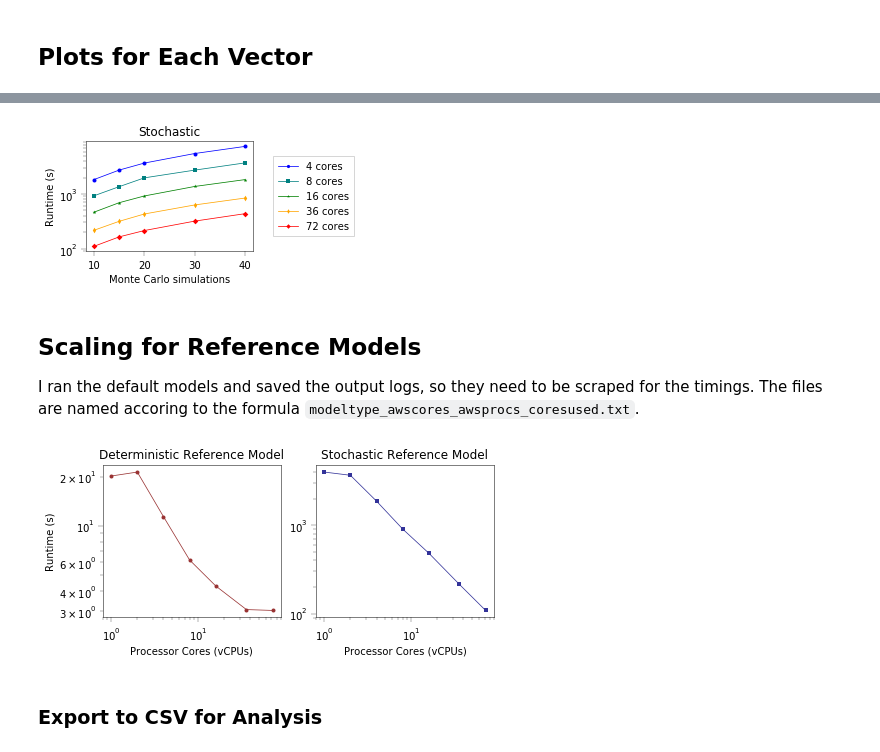
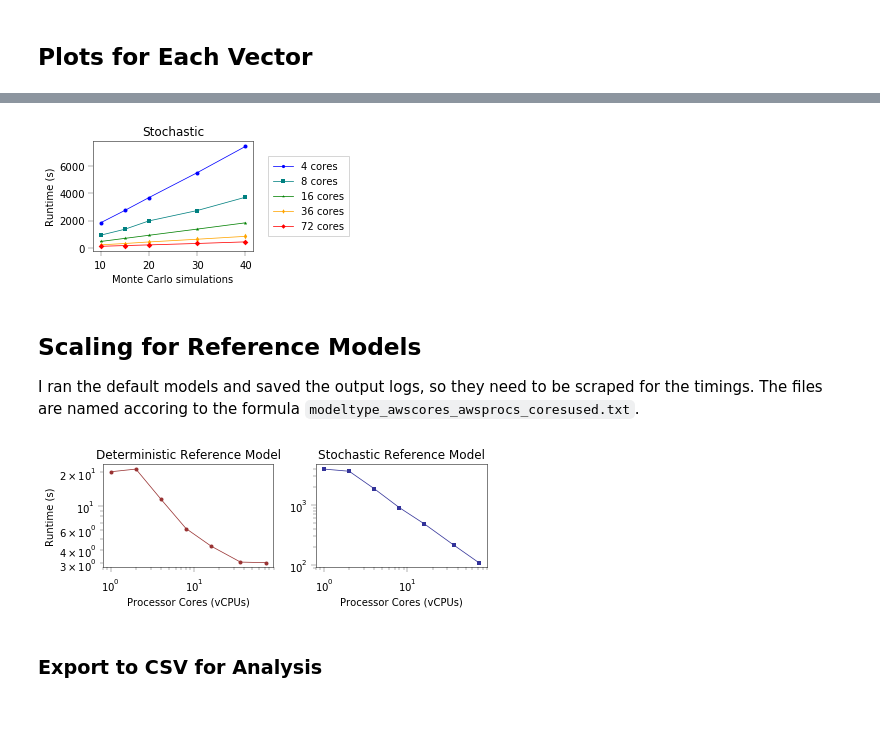
Before and after one commit to hautahi/HPC_SD, a Jupyter notebook: parallel/plotting.ipynb, the cells around one changed output, grey strips where cells are left out. Saved outputs shown, nothing was run; the diff lists cells and outputs as text; code cells hidden in the pictures; blank space fills up the shorter version.

```diff
--- a/parallel/plotting.ipynb
+++ b/parallel/plotting.ipynb
@@ -130,14 +130,14 @@ for n in sorted(timings['mcsims']['stochastic']):
 
 # Axes
 ax.set_ylabel('Runtime (s)')
-ax.set_yscale('log')
+#ax.set_yscale('log')
 ax.set_title(sd.capitalize())
 ax.set_xlabel(labs['mcsims'])
 plt.legend(bbox_to_anchor=(1.7, 1.0))
 plt.tight_layout()
 plt.savefig(f'./parallel-mcsims.pdf')
 # %% [output]
-[figure, old version]
+[figure, new version]
 # %% [markdown]
 ## Scaling for Reference Models
 
@@ -157,23 +157,24 @@ for file in timing_files:
 
 ref = {j: np.array(sorted([[k, ref_timings[j][k]] for k in ref_timings[j]])) for j in ref_timings}
 # %%
-fig, [axl, axr] = plt.subplots(1, 2, figsize=(7, 2.8))
+fig, [axl, axr] = plt.subplots(1, 2, figsize=(6.5, 2.5))
 axl.plot(ref['det'][:,0], ref['det'][:,1], '-o', color='#993333')
 axr.plot(ref['sto'][:,0], ref['sto'][:,1], '-s', color='#333399')
 axl.set_ylabel('Runtime (s)')
 axl.set_xlabel('Processor Cores (vCPUs)')
 axr.set_xlabel('Processor Cores (vCPUs)')
 axl.set_title('Deterministic Reference Model')
 axr.set_title('Stochastic Reference Model')
-#plt.tight_layout()
+fig.tight_layout()
 plt.savefig('reference-models.pdf')
 
 # Log version
 ([ax.set_yscale('log') for ax in (axl, axr)])
 ([ax.set_xscale('log') for ax in (axl, axr)])
+fig.tight_layout()
 plt.savefig('reference-models-loglog.pdf')
 # %% [output]
-[figure, old version]
+[figure, new version]
 # %% [markdown]
 ### Export to CSV for Analysis
 # %%
```
Also changed, not shown: parts of 1 cell of this notebook, 16 other files.
